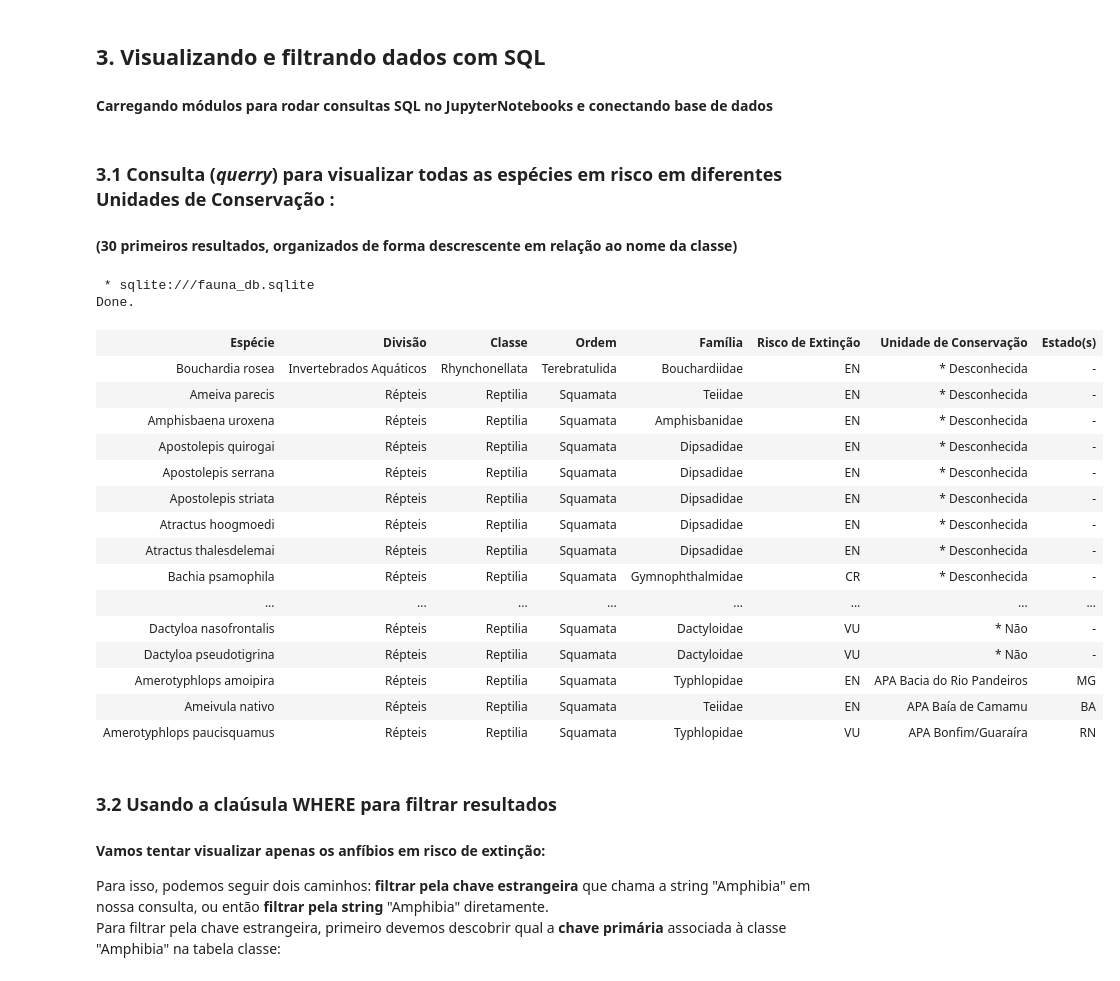
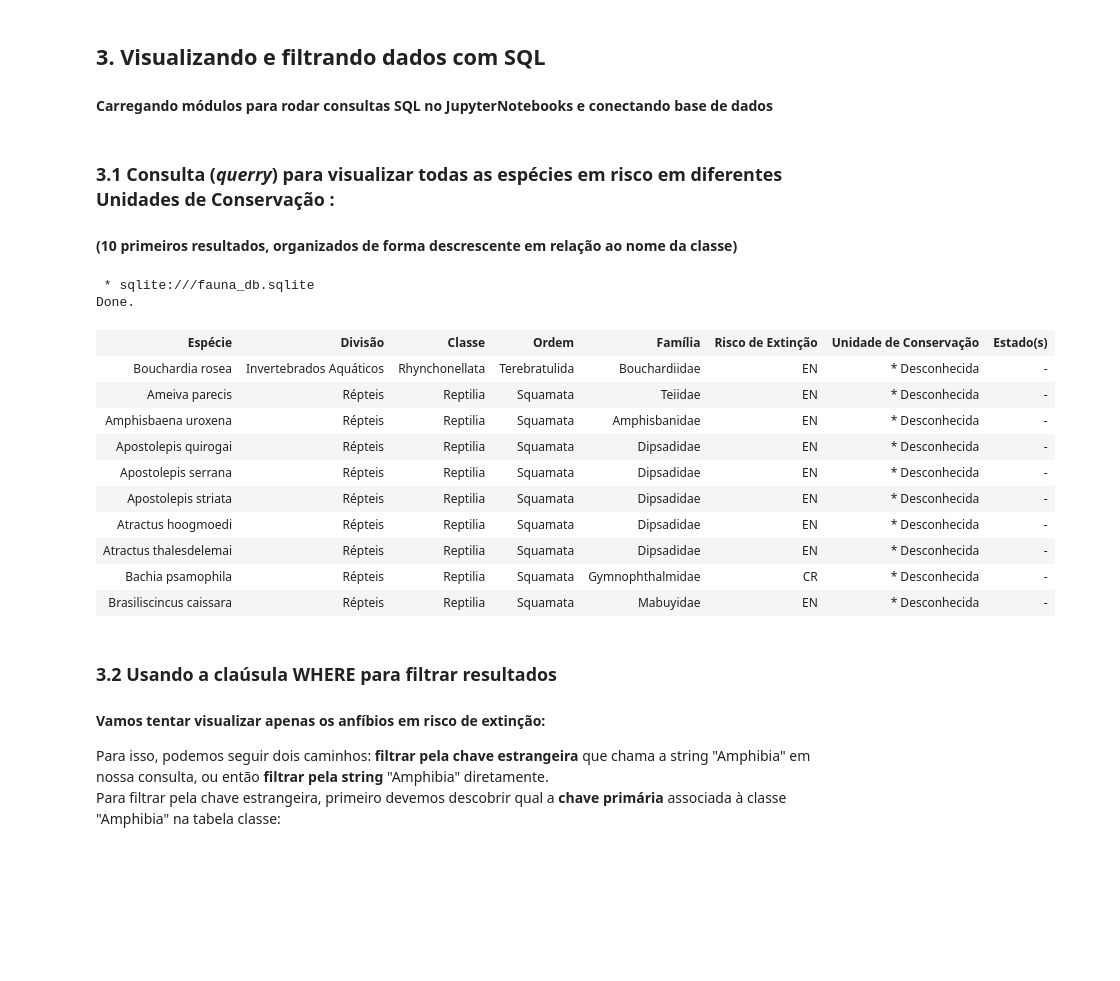
Before and after one commit to fesmazz/Projetos, a Jupyter notebook: Fauna/fauna.ipynb, the cells around one changed output. Saved outputs shown, nothing was run; the diff lists cells and outputs as text; code cells hidden in the pictures; blank space fills up the shorter version.

```diff
--- a/Fauna/fauna.ipynb
+++ b/Fauna/fauna.ipynb
@@ -260,34 +262,29 @@ Tabelas populadas
 # %% [markdown]
 <a name="e2.1"></a>
 ### 3.1 Consulta (_querry_) para visualizar todas as espécies em risco em diferentes Unidades de Conservação :
-#### (30 primeiros resultados, organizados de forma descrescente em relação ao nome da classe)
+#### (10 primeiros resultados, organizados de forma descrescente em relação ao nome da classe)
 # %%
 %%sql
 
 SELECT especie.nome as "Espécie", divisao.nome as "Divisão", classe.nome as "Classe", ordem.nome as "Ordem", familia.nome as "Família", categoria.nome as "Risco de Extinção", UC.nome as "Unidade de Conservação", UF.nome as "Estado(s)"
 FROM risco JOIN especie JOIN divisao JOIN classe JOIN ordem JOIN familia JOIN categoria JOIN UC JOIN UF
 WHERE risco.especie_id = especie.id AND risco.categoria_id = categoria.id AND risco.UC_id = UC.id AND especie.divisao_id = divisao.id AND especie.familia_id = familia.id AND especie.classe_id = classe.id AND especie.ordem_id = ordem.id AND UC.UF_id = UF.id
 ORDER BY classe.nome DESC
-LIMIT 30
+LIMIT 10
 # %% [output]
  * sqlite:///fauna_db.sqlite
 Done.
 | Espécie | Divisão | Classe | Ordem | Família | Risco de Extinção | Unidade de Conservação | Estado(s) |
 | Bouchardia rosea | Invertebrados Aquáticos | Rhynchonellata | Terebratulida | Bouchardiidae | EN | * Desconhecida | - |
 | Ameiva parecis | Répteis | Reptilia | Squamata | Teiidae | EN | * Desconhecida | - |
 | Amphisbaena uroxena | Répteis | Reptilia | Squamata | Amphisbanidae | EN | * Desconhecida | - |
 | Apostolepis quirogai | Répteis | Reptilia | Squamata | Dipsadidae | EN | * Desconhecida | - |
 | Apostolepis serrana | Répteis | Reptilia | Squamata | Dipsadidae | EN | * Desconhecida | - |
 | Apostolepis striata | Répteis | Reptilia | Squamata | Dipsadidae | EN | * Desconhecida | - |
 | Atractus hoogmoedi | Répteis | Reptilia | Squamata | Dipsadidae | EN | * Desconhecida | - |
 | Atractus thalesdelemai | Répteis | Reptilia | Squamata | Dipsadidae | EN | * Desconhecida | - |
 | Bachia psamophila | Répteis | Reptilia | Squamata | Gymnophthalmidae | CR | * Desconhecida | - |
-| ... | ... | ... | ... | ... | ... | ... | ... |
-| Dactyloa nasofrontalis | Répteis | Reptilia | Squamata | Dactyloidae | VU | * Não | - |
-| Dactyloa pseudotigrina | Répteis | Reptilia | Squamata | Dactyloidae | VU | * Não | - |
-| Amerotyphlops amoipira | Répteis | Reptilia | Squamata | Typhlopidae | EN | APA Bacia do Rio Pandeiros | MG |
-| Ameivula nativo | Répteis | Reptilia | Squamata | Teiidae | EN | APA Baía de Camamu | BA |
-| Amerotyphlops paucisquamus | Répteis | Reptilia | Squamata | Typhlopidae | VU | APA Bonfim/Guaraíra | RN |
+| Brasiliscincus caissara | Répteis | Reptilia | Squamata | Mabuyidae | EN | * Desconhecida | - |
 # %% [markdown]
 <a name="e2.2"></a>
 ### 3.2 Usando a claúsula WHERE para filtrar resultados
```
Also changed, not shown: parts of 37 cells of this notebook, 12 other files.
